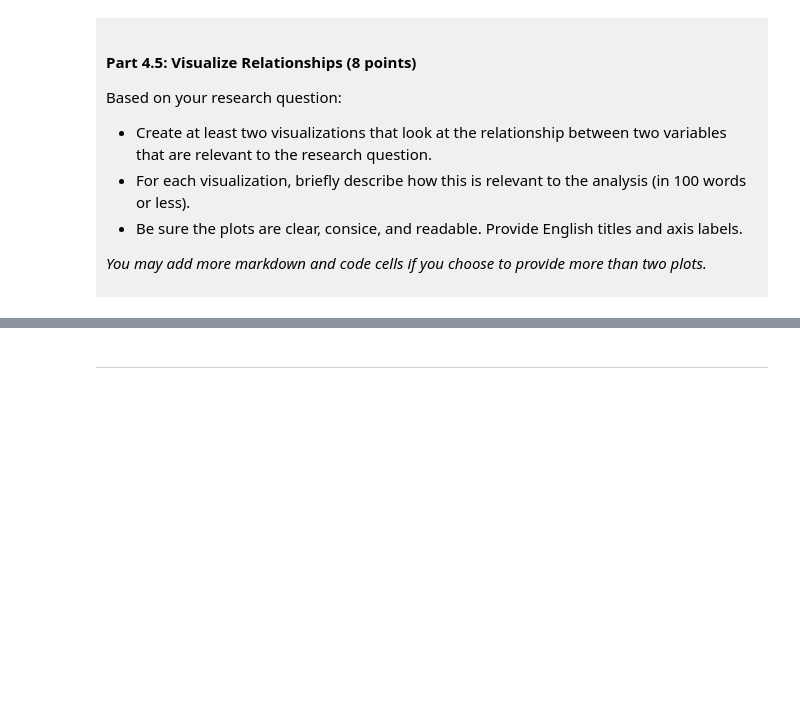
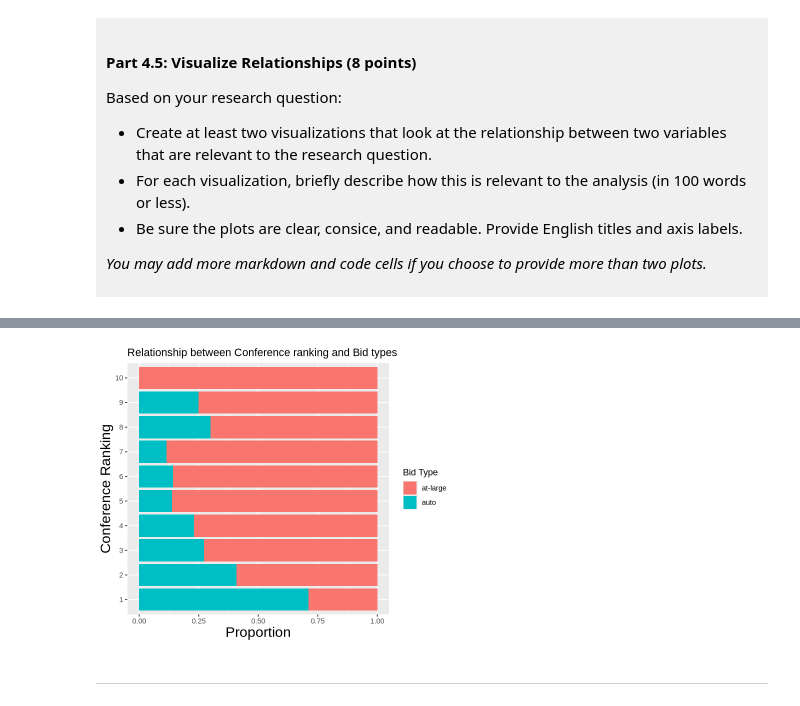
Before and after one commit to idkwhoislilyy/dsci-100-project-lily-le, a Jupyter notebook: dsci-100-project-notebook.ipynb, the cells around one changed output, grey strips where cells are left out. Saved outputs shown, nothing was run; the diff lists cells and outputs as text; code cells hidden in the pictures; blank space fills up the shorter version.

```diff
--- a/dsci-100-project-notebook.ipynb
+++ b/dsci-100-project-notebook.ipynb
@@ -281,5 +403,21 @@ Visualization 2: %%% EDIT THIS MARKDOWN CELL%%%
 # %%
-### EDIT THIS CODE CELL FOR VISUALIZATION 2###
+options (repr.plot.width = 6 , repr.plot.height = 5)
+viz_2 <- tidy_bas |>
+mutate (conf_rank = as_factor (conf_rank),)|>
+filter (!is.na (conf_rank))|>
+ggplot (aes (y= conf_rank, fill = bid)) +
+geom_bar (position = "fill")+
+labs (title = "Relationship between Conference ranking and Bid types",
+      y = "Conference Ranking",
+      x = "Proportion",
+     fill = "Bid Type")+
+theme (axis.title.x = element_text(size = 17),
+       axis.title.y = element_text(size = 17),
+       plot.title = element_text (size = 13))
+
+viz_2
+# %% [output]
+[figure, added]
 # %% [markdown]
 ------
 # %% [markdown]
```
Also changed, not shown: parts of 14 cells of this notebook.
